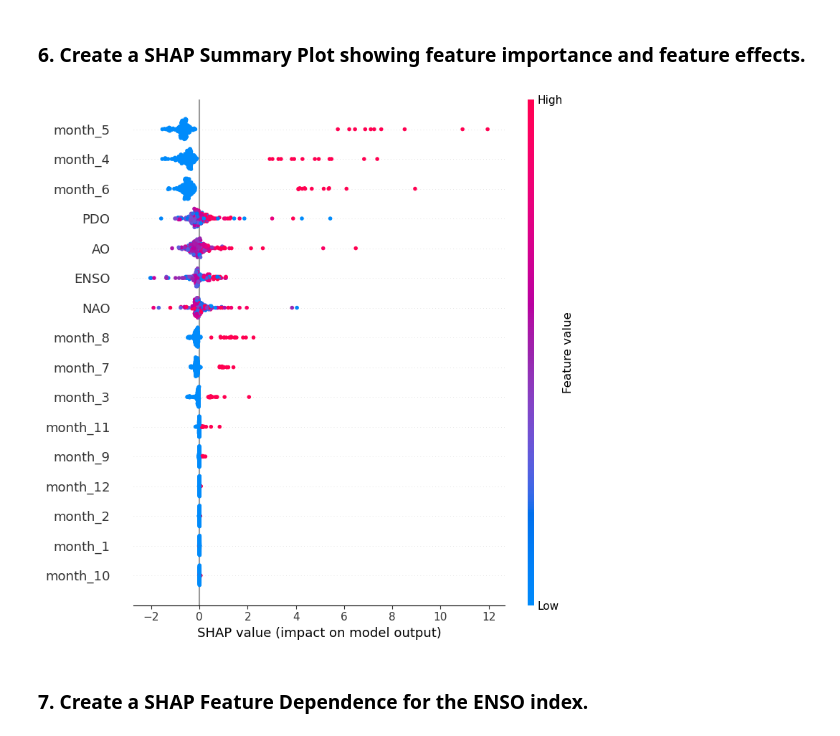
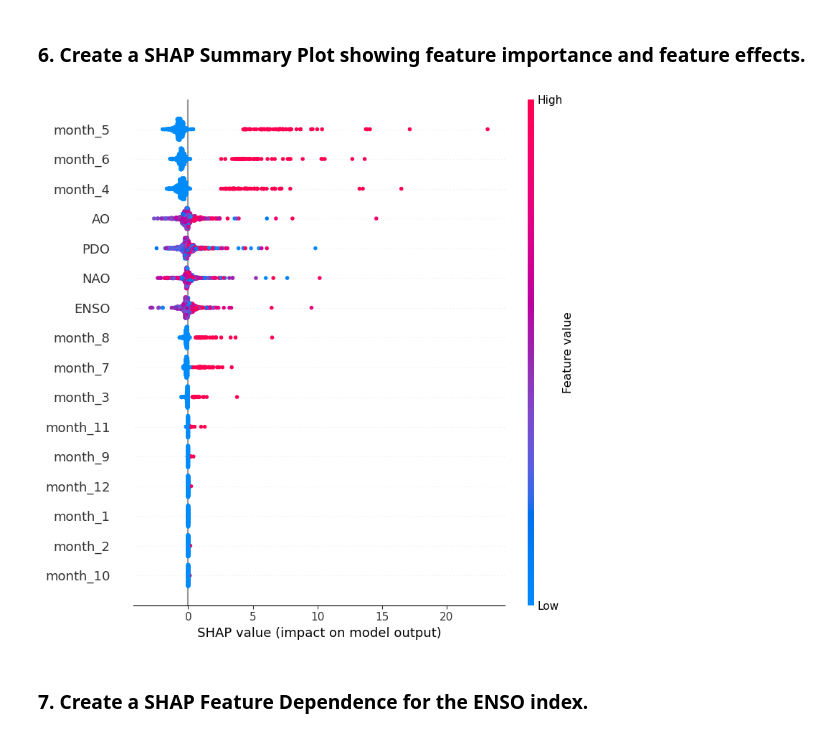
Before and after one commit to tangwhiap/ATMS-523-Module-6, a Jupyter notebook: HW6.ipynb, the cells around one changed output. Drawn from its saved outputs; the diff is of its cells as text; code cells hidden in the pictures.

```diff
--- a/HW6.ipynb
+++ b/HW6.ipynb
@@ -187,11 +257,12 @@ ax.figure.tight_layout()
 # %% [markdown]
 ### 6. Create a SHAP Summary Plot showing feature importance and feature effects.
 # %%
+X_data = X_train
 explainer_RF_month = shap.TreeExplainer(model_RF_month)
-explain_values = explainer_RF_month.shap_values(X_test)
-shap.summary_plot(explain_values, X_test)
+explain_values = explainer_RF_month.shap_values(X_data)
+shap.summary_plot(explain_values, X_data)
 # %% [output]
-[figure, old version]
+[figure, new version]
 # %% [markdown]
 ### 7. Create a SHAP Feature Dependence for the ENSO index.
 # %%
```
Also changed, not shown: parts of 10 cells of this notebook.
